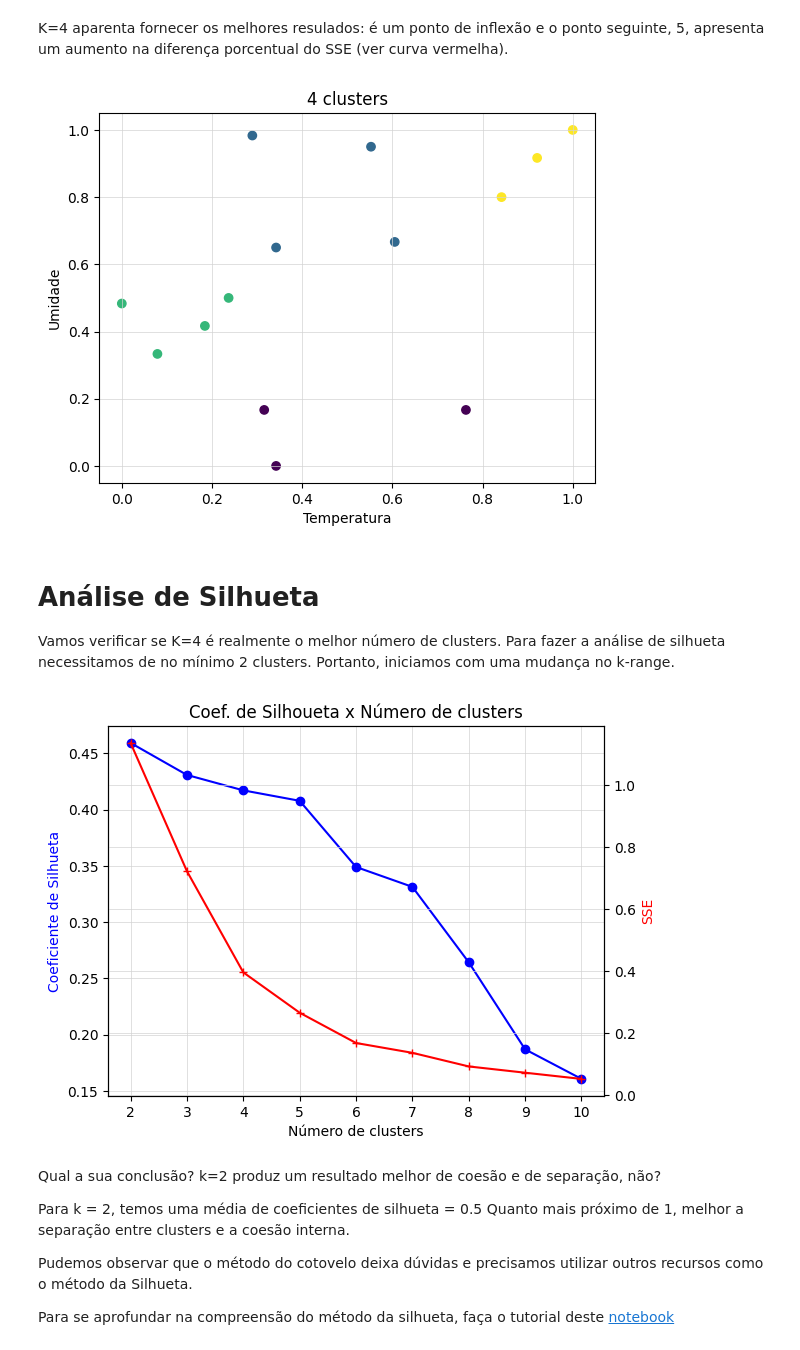
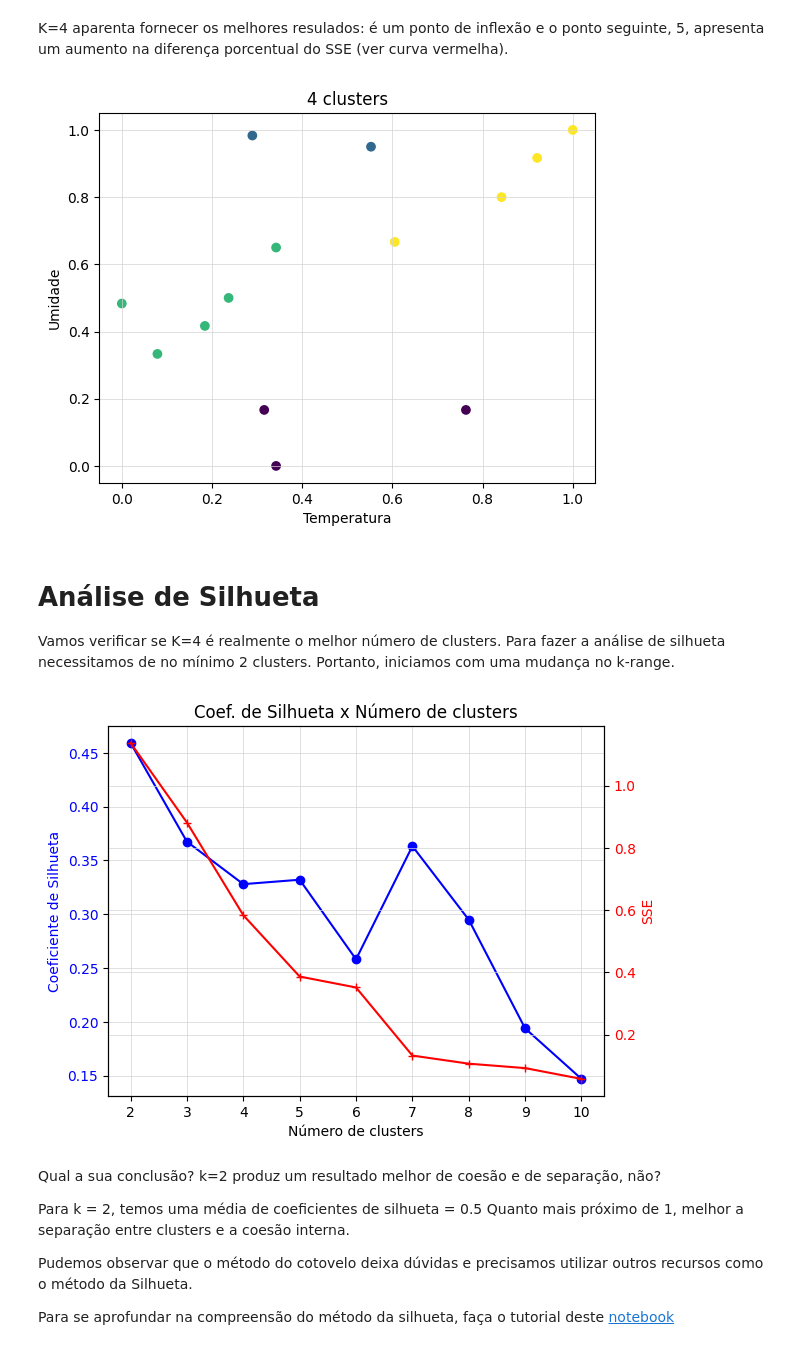
Before and after one commit to tacla/Sistemas-Inteligentes, a Jupyter notebook: Clustering/K_MEANS_Análises.ipynb, the cells around one changed output. Drawn from its saved outputs; the diff is of its cells as text; code cells hidden in the pictures.

```diff
--- a/Clustering/K_MEANS_Análises.ipynb
+++ b/Clustering/K_MEANS_Análises.ipynb
@@ -63,12 +63,14 @@ k_range = range(1,11)
 sse = []   # somatoria do erro quadratico
 dif = []   # diferenças % do SSE a cada aumento do número de clusters
 dif.append(0) # inicializa com zero porque o primeiero sse nao tem diferença com o anterior
+MAX_ITER = 1000
+RANDOM_STATE = 42
 
 # variação do número K de clusters
 for k in k_range:
-  km = KMeans(n_clusters=k, max_iter=20)
+  km = KMeans(n_clusters=k, max_iter=MAX_ITER, random_state=RANDOM_STATE)
   km.fit(dados_norm)
-  sse.append(km.inertia_)
+  sse.append(km.inertia_)  # é o SSE do k-means
   if k > 1:
     dif.append((sse[k-2] - sse[k-1])/sse[k-2])
 # %% [markdown]
@@ -105,36 +116,39 @@ plt.xlabel("Temperatura")
 plt.ylabel("Umidade")
 plt.show()
 # %% [output]
-[figure, old version]
+[figure, new version]
 # %% [markdown]
 # Análise de Silhueta
 Vamos verificar se K=4 é realmente o melhor número de clusters. Para fazer a análise de silhueta necessitamos de no mínimo 2 clusters. Portanto, iniciamos com uma mudança no k-range.
 # %%
 coefs = []
 k_range2 = range(2, 11)
 
 for k in k_range2:
-  km = KMeans(n_clusters=k, max_iter=20)
+  km = KMeans(n_clusters=k, max_iter=MAX_ITER, random_state=RANDOM_STATE)
   km.fit(dados_norm)
   score = silhouette_score(dados_norm, km.labels_)
   coefs.append(score)
 
 fig, ax1 = plt.subplots()
 # curva 1 - eixo y do lado esquerdo
-plt.title("Coef. de Silhoueta x Número de clusters")
+plt.title("Coef. de Silhueta x Número de clusters")
 ax1.plot(k_range2, coefs, marker='o', color='blue')
 plt.xticks(k_range2)
 ax1.set_xlabel('Número de clusters')
 ax1.set_ylabel("Coeficiente de Silhueta", color="blue")
+ax1.tick_params(axis='y', labelcolor='blue')
+
 
 # curva 2 - eixo y do lado direito
 ax2 = ax1.twinx()
 ax2.plot(k_range2, sse[1:], color='red', marker='+', label='dif. sse%')
 ax2.set_ylabel('SSE', color='red')
+ax2.tick_params(axis='y', labelcolor='red')
 
 plt.show()
 # %% [output]
-[figure, old version]
+[figure, new version]
 # %% [markdown]
 Qual a sua conclusão?
 k=2 produz um resultado melhor de coesão e de separação, não?
```
Also changed, not shown: parts of 2 cells of this notebook.
